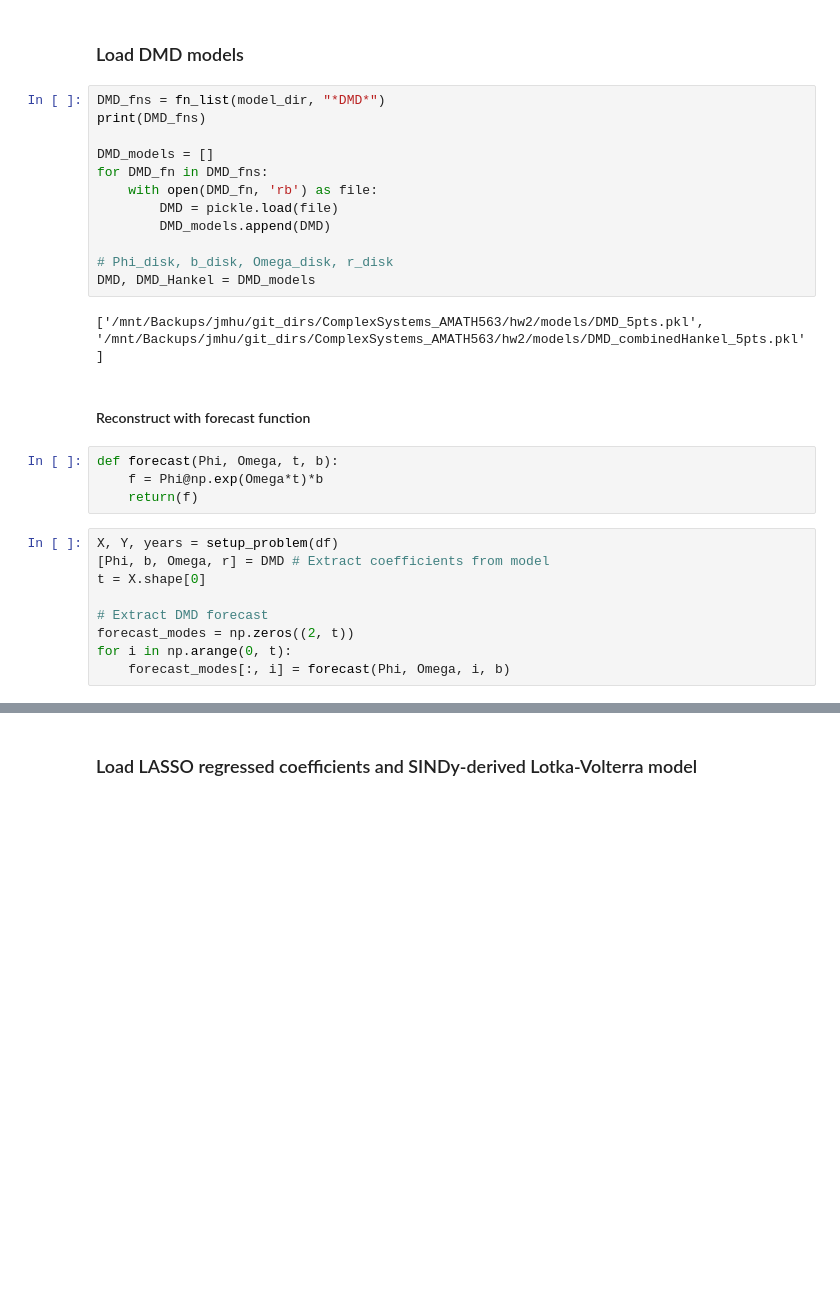
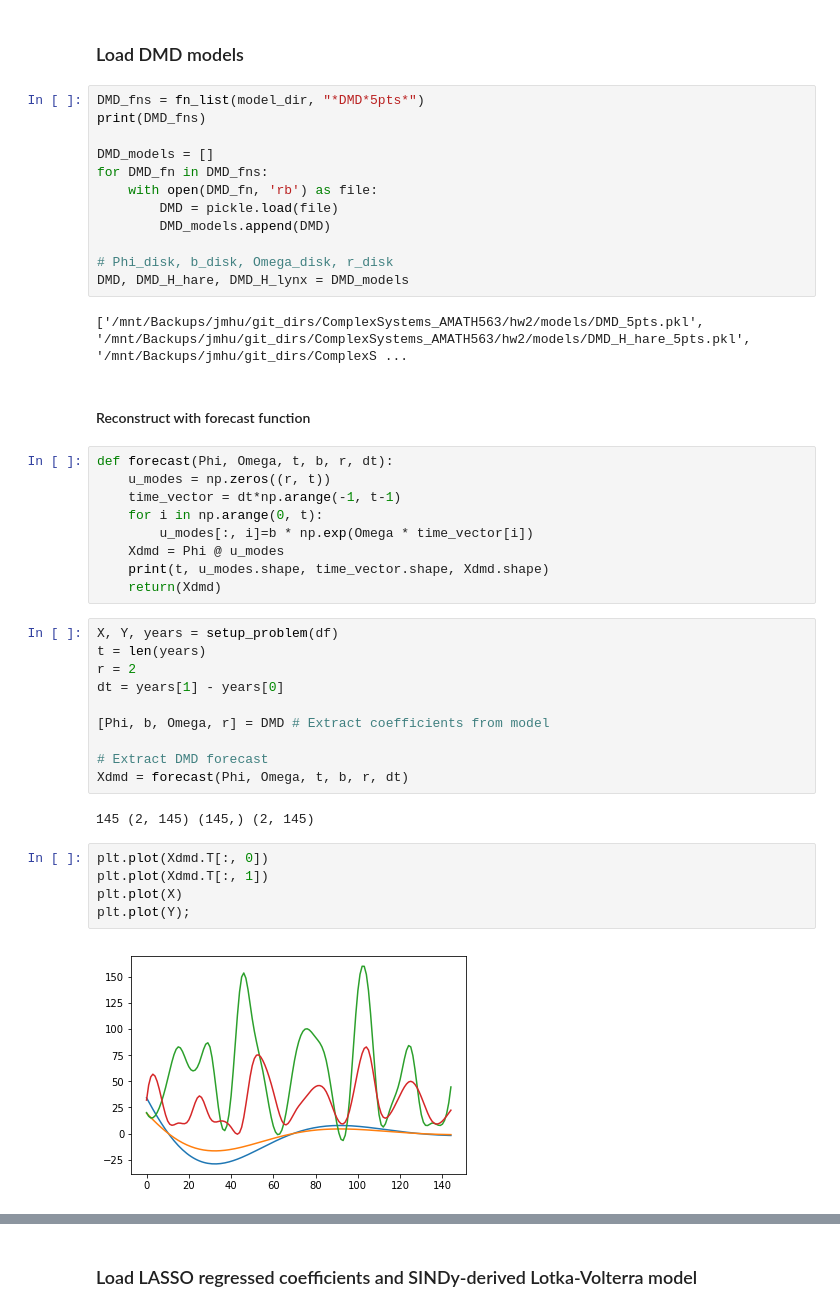
Before and after one commit to jmichellehu/ComplexSystems_AMATH563, a Jupyter notebook: hw2/AMATH563_hw2_Q5_Q6.ipynb, the cells around one changed output, grey strips where cells are left out. Cells and saved outputs as stored; diff of their text form; blank space fills up the shorter version.

Commit message:
hw2/AMATH563_hw2_Q5_Q6.ipynb: update forecast function, process DMD+Hankel, update KL and AICBIC

```diff
--- a/hw2/AMATH563_hw2_Q5_Q6.ipynb
+++ b/hw2/AMATH563_hw2_Q5_Q6.ipynb
@@ -118,7 +118,7 @@ df.head()
 # %% [markdown]
 ### Load DMD models
 # %%
-DMD_fns = fn_list(model_dir, "*DMD*")
+DMD_fns = fn_list(model_dir, "*DMD*5pts*")
 print(DMD_fns)
 
 DMD_models = []
@@ -128,21 +128,36 @@ for DMD_fn in DMD_fns:
         DMD_models.append(DMD)
 
 # Phi_disk, b_disk, Omega_disk, r_disk
-DMD, DMD_Hankel = DMD_models
+DMD, DMD_H_hare, DMD_H_lynx = DMD_models
 # %% [output]
-['/mnt/Backups/jmhu/git_dirs/ComplexSystems_AMATH563/hw2/models/DMD_5pts.pkl', '/mnt/Backups/jmhu/git_dirs/ComplexSystems_AMATH563/hw2/models/DMD_combinedHankel_5pts.pkl']
+['/mnt/Backups/jmhu/git_dirs/ComplexSystems_AMATH563/hw2/models/DMD_5pts.pkl', '/mnt/Backups/jmhu/git_dirs/ComplexSystems_AMATH563/hw2/models/DMD_H_hare_5pts.pkl', '/mnt/Backups/jmhu/git_dirs/ComplexS ...
 # %% [markdown]
 #### Reconstruct with forecast function
-# %%
-def forecast(Phi, Omega, t, b):
-    f = Phi@np.exp(Omega*t)*b
-    return(f)
+# %%
+def forecast(Phi, Omega, t, b, r, dt):
+    u_modes = np.zeros((r, t))
+    time_vector = dt*np.arange(-1, t-1)
+    for i in np.arange(0, t):
+        u_modes[:, i]=b * np.exp(Omega * time_vector[i])
+    Xdmd = Phi @ u_modes
+    print(t, u_modes.shape, time_vector.shape, Xdmd.shape)
+    return(Xdmd)
 # %%
 X, Y, years = setup_problem(df)
+t = len(years)
+r = 2
+dt = years[1] - years[0]
+
 [Phi, b, Omega, r] = DMD # Extract coefficients from model
-t = X.shape[0]
 
 # Extract DMD forecast
-forecast_modes = np.zeros((2, t))
-for i in np.arange(0, t):
-    forecast_modes[:, i] = forecast(Phi, Omega, i, b)
+Xdmd = forecast(Phi, Omega, t, b, r, dt)
+# %% [output]
+145 (2, 145) (145,) (2, 145)
+# %%
+plt.plot(Xdmd.T[:, 0])
+plt.plot(Xdmd.T[:, 1])
+plt.plot(X)
+plt.plot(Y);
+# %% [output]
+[figure, added]
```
Also changed, not shown: parts of 19 cells of this notebook.
